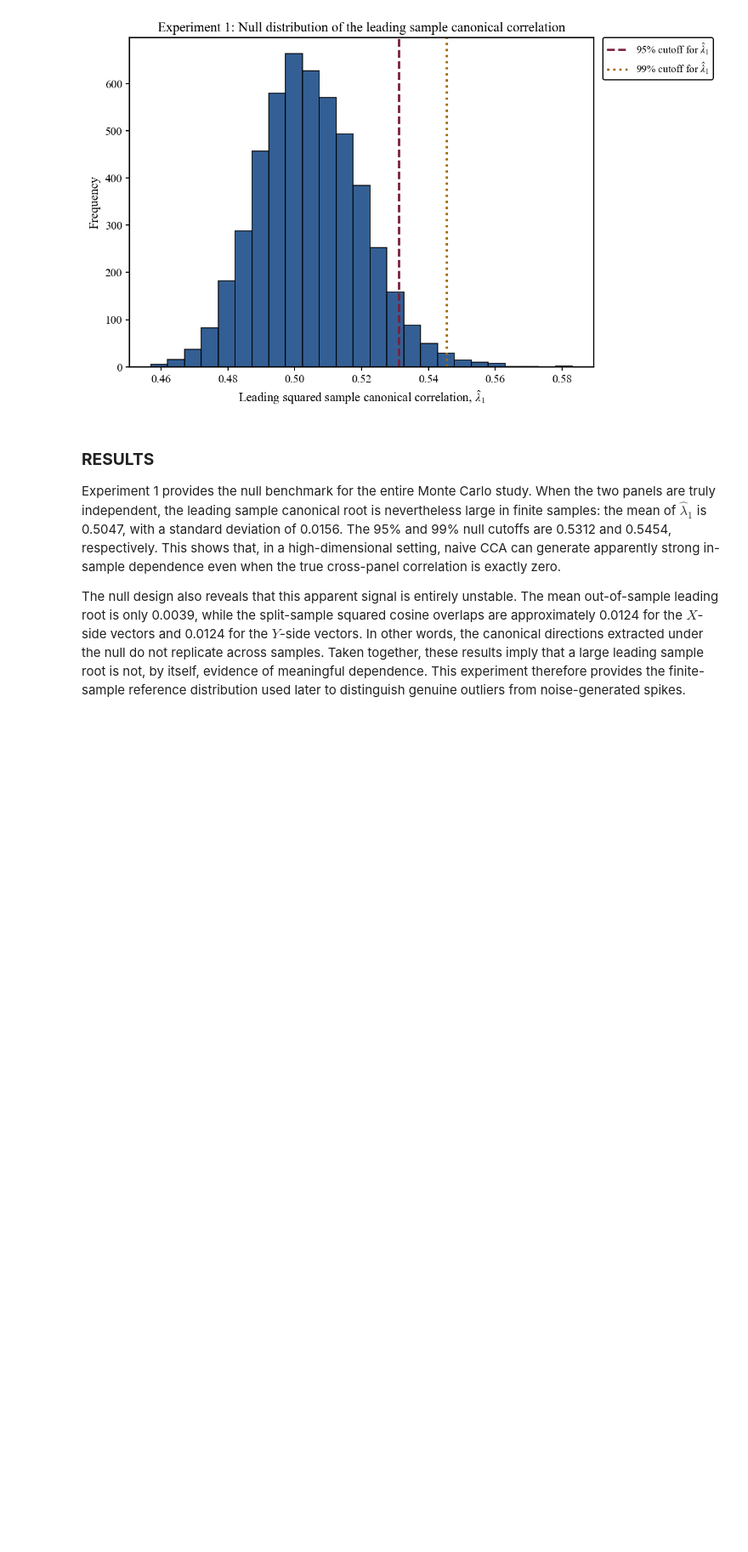
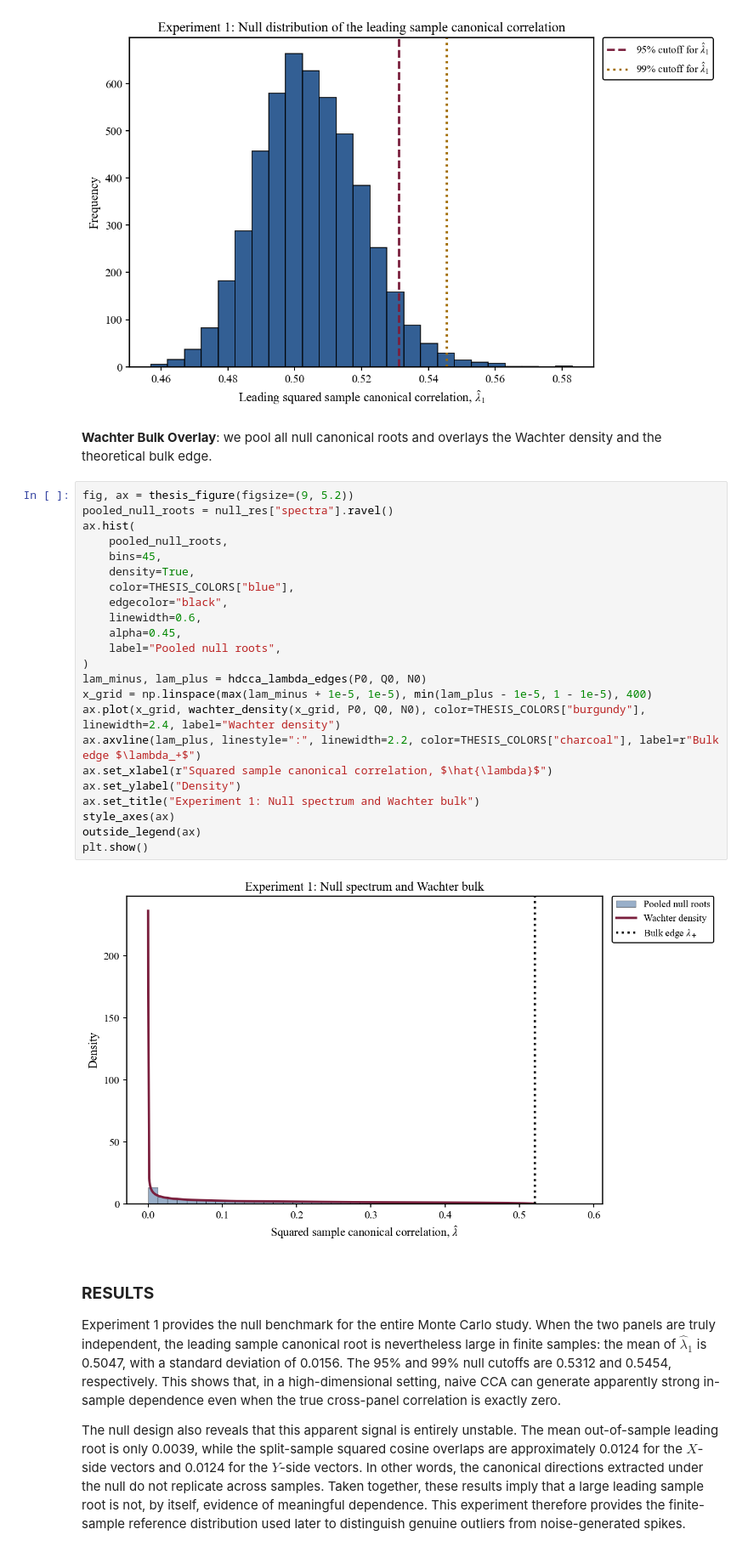
Before and after one commit to albats/hdcca_thesis, a Jupyter notebook: Simulations/simulations.ipynb, the cells around one changed output. Shown at 85% size. Cells and saved outputs as stored; diff of their text form; blank space fills up the shorter version.

```diff
--- a/Simulations/simulations.ipynb
+++ b/Simulations/simulations.ipynb
@@ -572,6 +764,33 @@ plt.show()
 # %% [output]
 [figure]
 [figure]
+# %% [markdown]
+**Wachter Bulk Overlay**: we pool all null canonical roots and overlays the Wachter density and the theoretical bulk edge.
+# %%
+fig, ax = thesis_figure(figsize=(9, 5.2))
+pooled_null_roots = null_res["spectra"].ravel()
+ax.hist(
+    pooled_null_roots,
+    bins=45,
+    density=True,
+    color=THESIS_COLORS["blue"],
+    edgecolor="black",
+    linewidth=0.6,
+    alpha=0.45,
+    label="Pooled null roots",
+)
+lam_minus, lam_plus = hdcca_lambda_edges(P0, Q0, N0)
+x_grid = np.linspace(max(lam_minus + 1e-5, 1e-5), min(lam_plus - 1e-5, 1 - 1e-5), 400)
+ax.plot(x_grid, wachter_density(x_grid, P0, Q0, N0), color=THESIS_COLORS["burgundy"], linewidth=2.4, label="Wachter density")
+ax.axvline(lam_plus, linestyle=":", linewidth=2.2, color=THESIS_COLORS["charcoal"], label=r"Bulk edge $\lambda_+$")
+ax.set_xlabel(r"Squared sample canonical correlation, $\hat{\lambda}$")
+ax.set_ylabel("Density")
+ax.set_title("Experiment 1: Null spectrum and Wachter bulk")
+style_axes(ax)
+outside_legend(ax)
+plt.show()
+# %% [output]
+[figure, added]
 # %% [markdown]
 ### **RESULTS**
 
```
Also changed, not shown: parts of 81 cells of this notebook.
